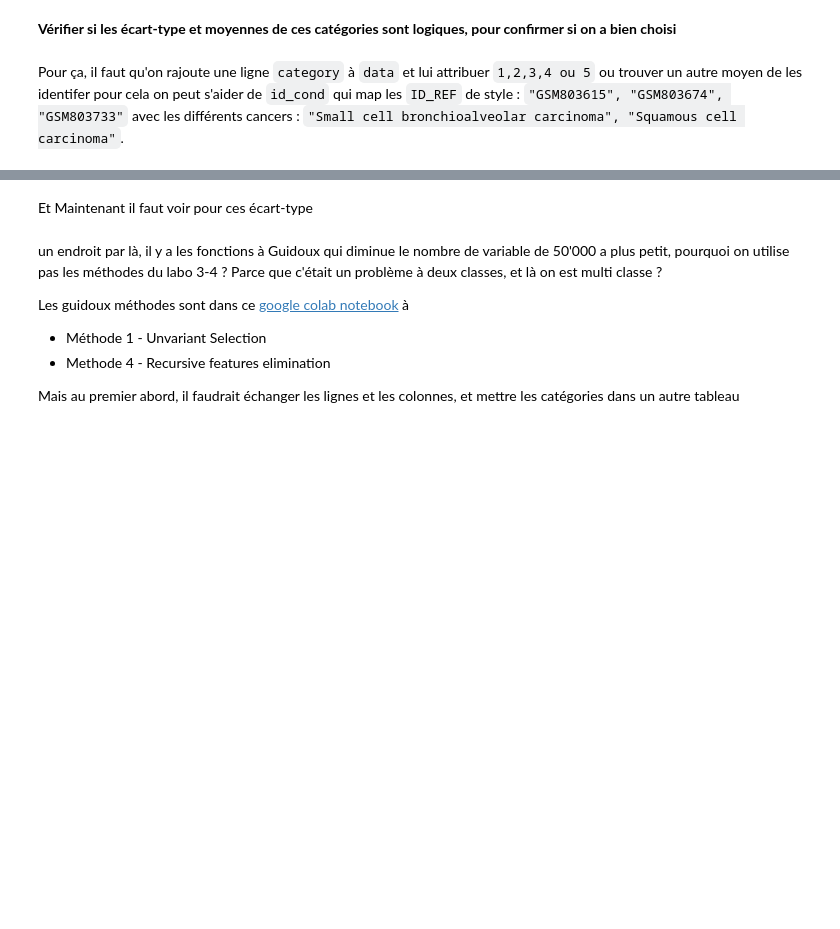
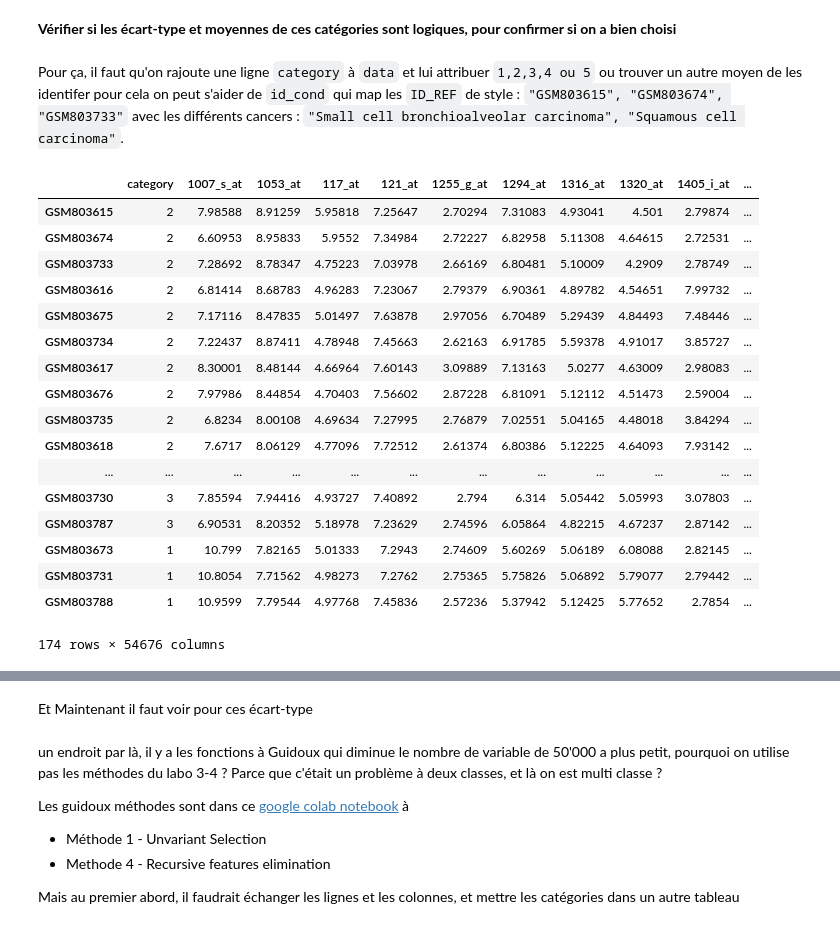
Before and after one commit to Nortalle/BBC_projet, a Jupyter notebook: projet_NCI_60.ipynb, the cells around one changed output, grey strips where cells are left out. Saved outputs shown, nothing was run; the diff lists cells and outputs as text; code cells hidden in the pictures; blank space fills up the shorter version.

Commit message:
pandas DF with categories

```diff
--- a/projet_NCI_60.ipynb
+++ b/projet_NCI_60.ipynb
@@ -175,3 +177,42 @@ Pour ça, il faut qu'on rajoute une ligne `category` à `data` et lui attribuer
+# %%
+# transposée pour avoir cellule avec les features de ML en lignes
+dataDF = pd.DataFrame(data=data[1:,1:], index=data[1:,0],columns=data[0,1:]).transpose()
+
+dataDF = dataDF.drop('IDENTIFIER') # IDENTIFIER pas utilisé
+dataDF.insert(0, "category", 1,allow_duplicates=True) # création d'une colonne pour les catégorie de regroupement
+# %%
+# set the rigth category for each cell
+all_categories = [category_1, category_2, category_3, category_4, category_5] # liste de listes
+category_column = []
+
+for index, row in dataDF.iterrows():
+    for cat_index in range(len(all_categories)):
+        if id_cond[index] in all_categories[cat_index]:
+            category_column.append(cat_index)
+            break
+
+dataDF['category'] = category_column
+# %%
+dataDF
+# %% [output]
+|  | category | 1007_s_at | 1053_at | 117_at | 121_at | 1255_g_at | 1294_at | 1316_at | 1320_at | 1405_i_at | ... |
+| GSM803615 | 2 | 7.98588 | 8.91259 | 5.95818 | 7.25647 | 2.70294 | 7.31083 | 4.93041 | 4.501 | 2.79874 | ... |
+| GSM803674 | 2 | 6.60953 | 8.95833 | 5.9552 | 7.34984 | 2.72227 | 6.82958 | 5.11308 | 4.64615 | 2.72531 | ... |
+| GSM803733 | 2 | 7.28692 | 8.78347 | 4.75223 | 7.03978 | 2.66169 | 6.80481 | 5.10009 | 4.2909 | 2.78749 | ... |
+| GSM803616 | 2 | 6.81414 | 8.68783 | 4.96283 | 7.23067 | 2.79379 | 6.90361 | 4.89782 | 4.54651 | 7.99732 | ... |
+| GSM803675 | 2 | 7.17116 | 8.47835 | 5.01497 | 7.63878 | 2.97056 | 6.70489 | 5.29439 | 4.84493 | 7.48446 | ... |
+| GSM803734 | 2 | 7.22437 | 8.87411 | 4.78948 | 7.45663 | 2.62163 | 6.91785 | 5.59378 | 4.91017 | 3.85727 | ... |
+| GSM803617 | 2 | 8.30001 | 8.48144 | 4.66964 | 7.60143 | 3.09889 | 7.13163 | 5.0277 | 4.63009 | 2.98083 | ... |
+| GSM803676 | 2 | 7.97986 | 8.44854 | 4.70403 | 7.56602 | 2.87228 | 6.81091 | 5.12112 | 4.51473 | 2.59004 | ... |
+| GSM803735 | 2 | 6.8234 | 8.00108 | 4.69634 | 7.27995 | 2.76879 | 7.02551 | 5.04165 | 4.48018 | 3.84294 | ... |
+| GSM803618 | 2 | 7.6717 | 8.06129 | 4.77096 | 7.72512 | 2.61374 | 6.80386 | 5.12225 | 4.64093 | 7.93142 | ... |
+| ... | ... | ... | ... | ... | ... | ... | ... | ... | ... | ... | ... |
+| GSM803730 | 3 | 7.85594 | 7.94416 | 4.93727 | 7.40892 | 2.794 | 6.314 | 5.05442 | 5.05993 | 3.07803 | ... |
+| GSM803787 | 3 | 6.90531 | 8.20352 | 5.18978 | 7.23629 | 2.74596 | 6.05864 | 4.82215 | 4.67237 | 2.87142 | ... |
+| GSM803673 | 1 | 10.799 | 7.82165 | 5.01333 | 7.2943 | 2.74609 | 5.60269 | 5.06189 | 6.08088 | 2.82145 | ... |
+| GSM803731 | 1 | 10.8054 | 7.71562 | 4.98273 | 7.2762 | 2.75365 | 5.75826 | 5.06892 | 5.79077 | 2.79442 | ... |
+| GSM803788 | 1 | 10.9599 | 7.79544 | 4.97768 | 7.45836 | 2.57236 | 5.37942 | 5.12425 | 5.77652 | 2.7854 | ... |
+174 rows × 54676 columns
 # %% [markdown]
 Ensuite, il faut séparer les données de test et d'entraînement :
 
```
Also changed, not shown: parts of 1 cell of this notebook.
